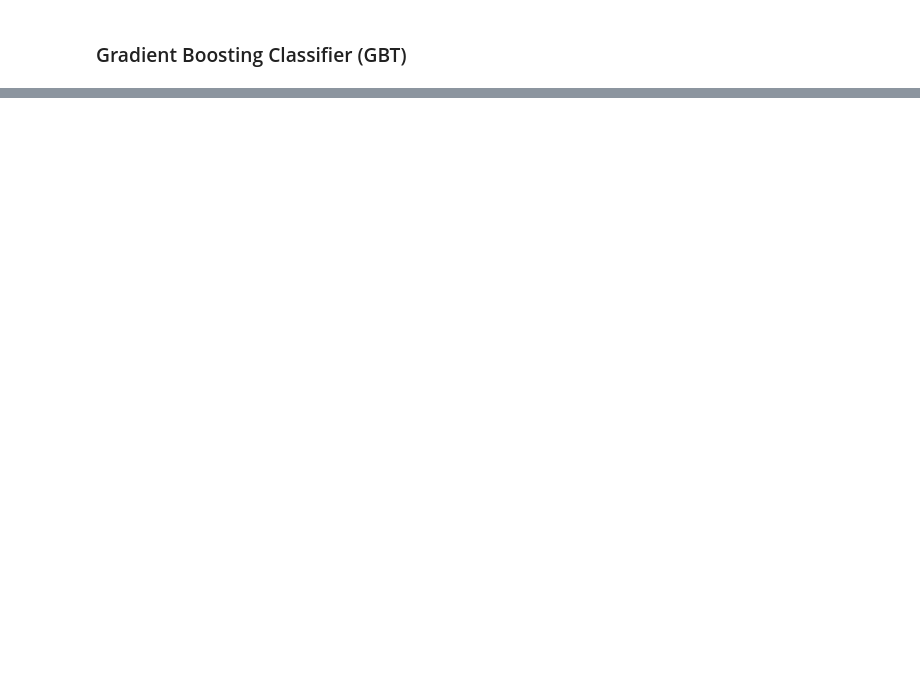
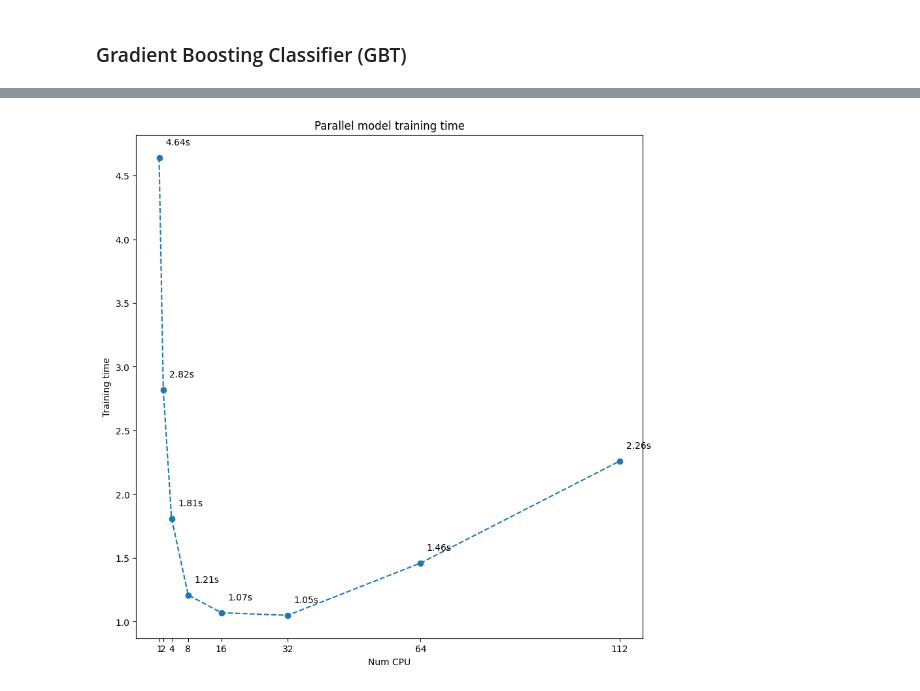
Before and after one commit to timohahaa/etu-big-data, a Jupyter notebook: model.ipynb, the cells around one changed output, grey strips where cells are left out. Saved outputs shown, nothing was run; the diff lists cells and outputs as text; code cells hidden in the pictures; blank space fills up the shorter version.

```diff
--- a/model.ipynb
+++ b/model.ipynb
@@ -216,0 +266,17 @@ pd.DataFrame.from_dict(metric_gb, orient='index', columns=['Value'])
+# %%
+x = [1,2,4,8,16,32,64,112]
+y = [4.64, 2.82, 1.81, 1.21, 1.07, 1.05, 1.46, 2.26]
+
+plt.figure(figsize=(10, 10))
+plt.title('Parallel model training time')
+plt.xlabel('Num CPU')
+plt.ylabel('Training time')
+plt.plot(x, y, linestyle='--', marker='o')
+
+txt = [str(i) + 's' for i in y]
+for i in range(len(x)):
+    plt.annotate(txt[i], (x[i] + 1.5, y[i] + 0.1))
+
+_ = plt.xticks(x)
+# %% [output]
+[figure, added]
```
Also changed, not shown: parts of 15 cells of this notebook.
